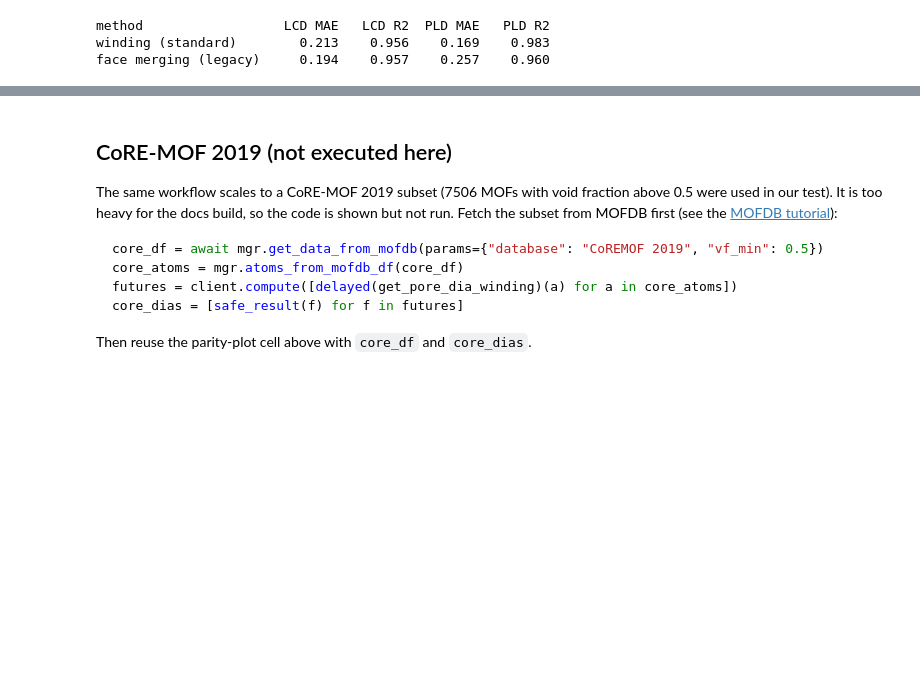
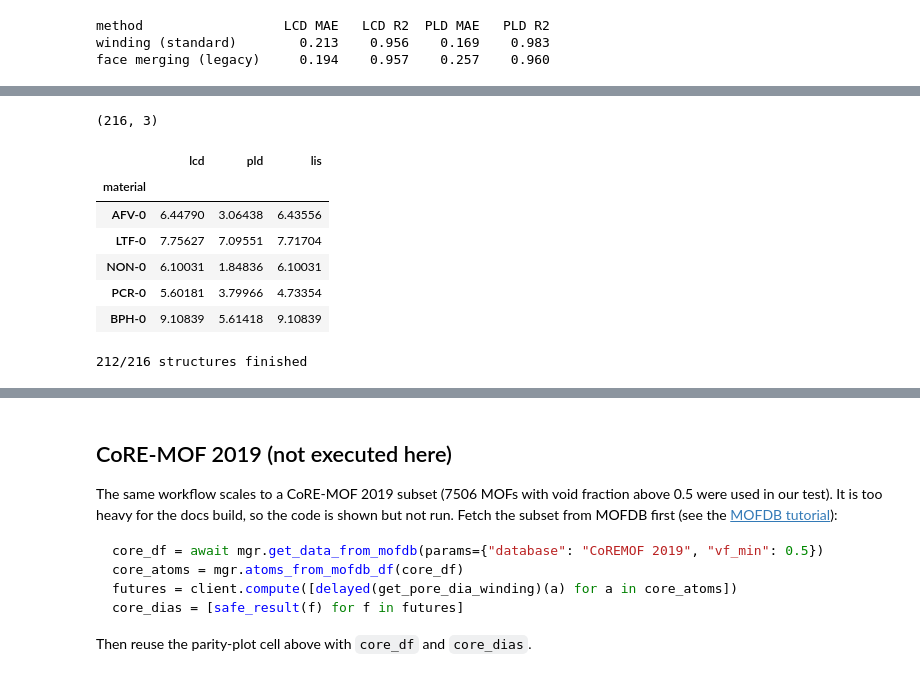
Before and after one commit to mofography/mofography, a Jupyter notebook: docs/compute_pore_diameters.ipynb, the cells around one changed output, grey strips where cells are left out. Saved outputs shown, nothing was run; the diff lists cells and outputs as text; code cells hidden in the pictures; blank space fills up the shorter version.

```diff
--- a/docs/compute_pore_diameters.ipynb
+++ b/docs/compute_pore_diameters.ipynb
@@ -263,0 +327,29 @@ face merging (legacy)     0.194    0.957    0.257    0.960
+# %%
+from mofography.vdw_radii import default_vdw_radii_angstrom
+
+zeo_ref = pd.read_csv("data/iza_zeopp_reference.csv").set_index("material")
+print(zeo_ref.shape)
+zeo_ref.head()
+# %% [output]
+(216, 3)
+|  | lcd | pld | lis |
+| material |  |  |  |
+| AFV-0 | 6.44790 | 3.06438 | 6.43556 |
+| LTF-0 | 7.75627 | 7.09551 | 7.71704 |
+| NON-0 | 6.10031 | 1.84836 | 6.10031 |
+| PCR-0 | 5.60181 | 3.79966 | 4.73354 |
+| BPH-0 | 9.10839 | 5.61418 | 9.10839 |
+# %%
+def get_pore_dia_winding_crc(mat_atoms, spacing=0.25):
+    radii = default_vdw_radii_angstrom(mat_atoms)  # Bondi / CRC
+    dgrid = mgr.dgrid_from_atoms_rust(mat_atoms, spacing=spacing, radii=radii).astype(np.float32)
+    lcd, pld, lis, _ = mgr.get_pore_dia_mgr_winding(mat_atoms, dgrid=dgrid, kwargs=dict(spacing=spacing))
+    return lcd, pld, lis
+
+client = Client(processes=True)
+futures = client.compute([delayed(get_pore_dia_winding_crc)(a) for a in iza_atoms])
+iza_crc = [safe_result(f) for f in futures]
+client.close()
+print(f"{sum(d is not None for d in iza_crc)}/{len(iza_crc)} structures finished")
+# %% [output]
+212/216 structures finished
```
Also changed, not shown: parts of 15 cells of this notebook, 1 other file.
